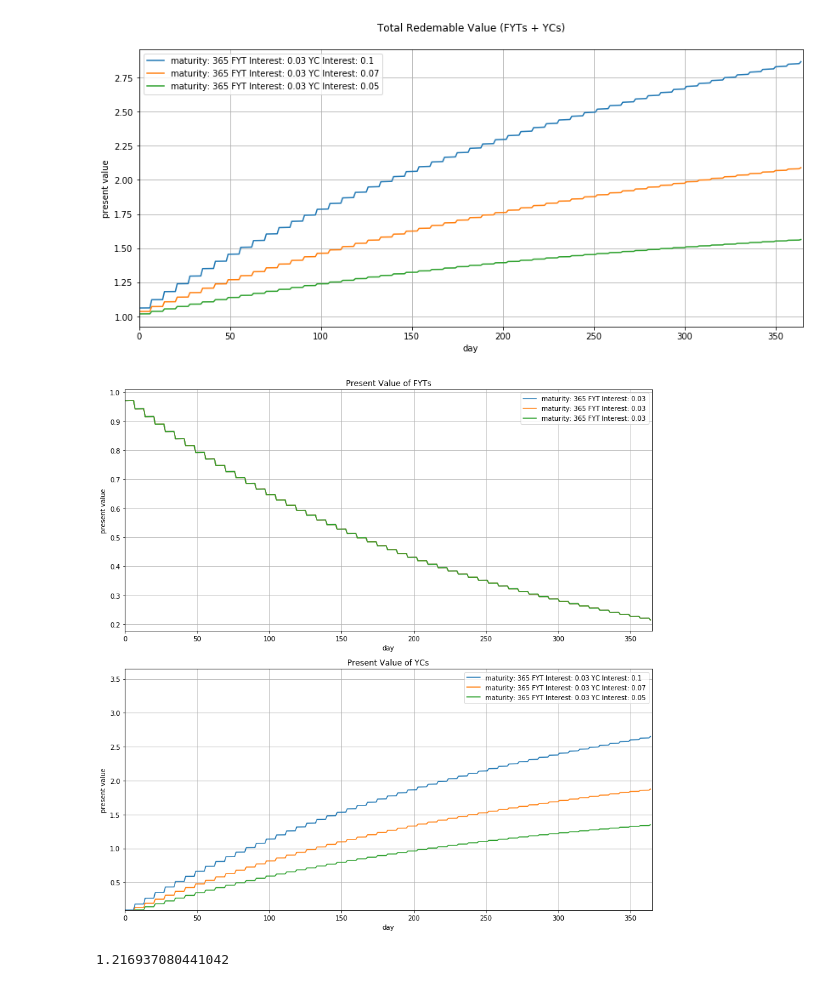
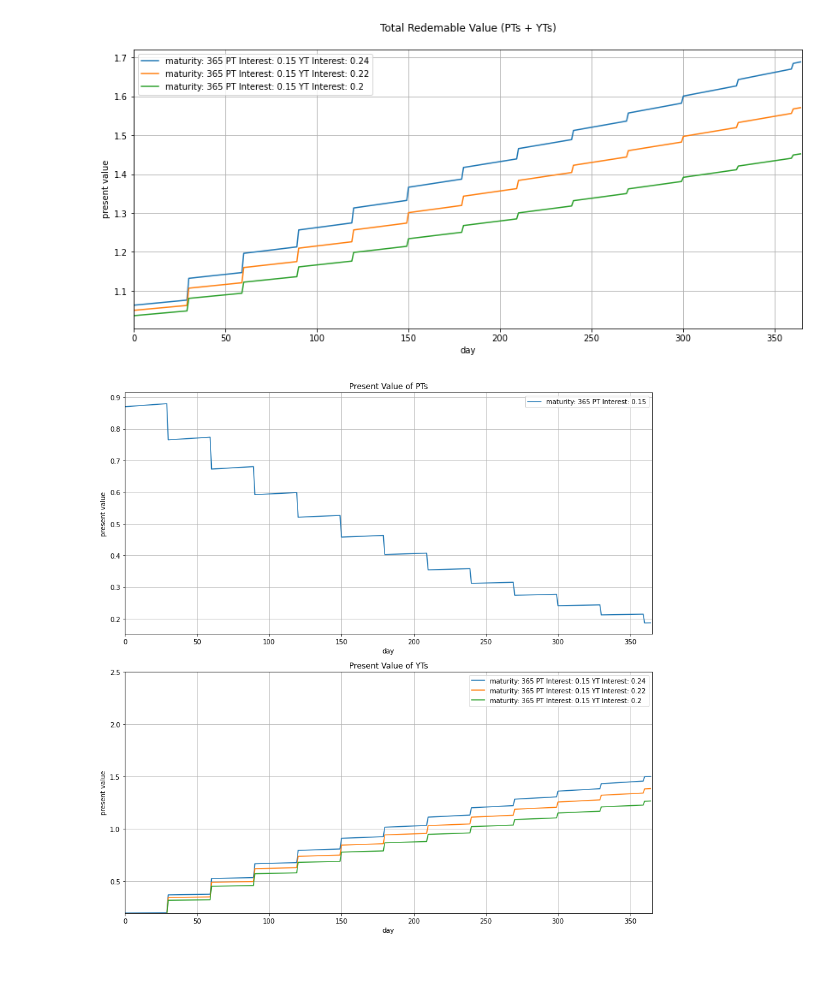
Before and after one commit to delvtech/agent0, a Jupyter notebook: coupon-harvesting.ipynb, the cells around one changed output. Drawn from its saved outputs; the diff is of its cells as text; code cells hidden in the pictures.

```diff
--- a/coupon-harvesting.ipynb
+++ b/coupon-harvesting.ipynb
@@ -1,6 +1,6 @@
 # %%
-iFyt = 0.03
-iC = 0.05
+iFyt = 0.15
+iC = 0.20
 m=6
 pv = pow(1/(1+iFyt),m/12)
 tv = 1/(1+iFyt)
@@ -150,10 +155,10 @@ def run_strategy(iZcb,iC,initial_funds,maturity_day,days,tranch_length):
 # generate run matrix
 results = {}
 runs = 3
-iZcbs = [0.03, 0.03, 0.03]
-iCs = [0.10, 0.07, 0.05]
+iZcbs = [0.15, 0.15, 0.15]
+iCs = [0.24, 0.22, 0.20]
 maturity_days= [365, 365, 365]
-tranch_lengths = [7, 7, 7]
+tranch_lengths = [30, 30, 30]
 
 for i in range(runs):
     iZcb = iZcbs[i]
@@ -175,56 +180,50 @@ x=np.array(days)
 y=np.array(results[0][0])
 
 fig, ax = plt.subplots(nrows=1, ncols=1, figsize=(14, 6))
-label0 = "maturity: {} FYT Interest: {} YC Interest: {}".format(maturity_days[0],iZcbs[0],iCs[0])
+label0 = "maturity: {} PT Interest: {} YT Interest: {}".format(maturity_days[0],iZcbs[0],iCs[0])
 ax.plot(x,y,label=label0)
 ax.set_xlim([x[0],x[len(x)-1]+1])
 y=np.array(results[1][0])
-label1 = "maturity: {} FYT Interest: {} YC Interest: {}".format(maturity_days[1],iZcbs[1],iCs[1])
+label1 = "maturity: {} PT Interest: {} YT Interest: {}".format(maturity_days[1],iZcbs[1],iCs[1])
 ax.plot(x,y,label=label1)
 y=np.array(results[2][0])
-label2 = "maturity: {} FYT Interest: {} YC Interest: {}".format(maturity_days[2],iZcbs[2],iCs[2])
+label2 = "maturity: {} PT Interest: {} YT Interest: {}".format(maturity_days[2],iZcbs[2],iCs[2])
 ax.plot(x,y,label=label2)
 ax.grid()
-ax.set_title('Total Redemable Value (FYTs + YCs)\n')
+ax.set_title('Total Redemable Value (PTs + YTs)\n')
 ax.set_xlabel('day')
 ax.set_ylabel('present value');
 leg = ax.legend();
 
 
 y=np.array(results[0][1])
 fig, ax = plt.subplots(nrows=2, ncols=1, figsize=(12, 12))
-label0 = "maturity: {} FYT Interest: {}".format(maturity_days[0],iZcbs[0])
+label0 = "maturity: {} PT Interest: {}".format(maturity_days[0],iZcbs[0])
 ax[0].plot(x,y,label=label0)
 ax[0].set_xlim([x[0],x[len(x)-1]+1])
-y=np.array(results[1][1])
-label1 = "maturity: {} FYT Interest: {}".format(maturity_days[1],iZcbs[1])
-ax[0].plot(x,y,label=label1)
-y=np.array(results[2][1])
-label2 = "maturity: {} FYT Interest: {}".format(maturity_days[2],iZcbs[2])
-ax[0].plot(x,y,label=label2)
 ax[0].grid()
-ax[0].set_title('Present Value of FYTs')
+ax[0].set_title('Present Value of PTs')
 ax[0].set_xlabel('day')
 ax[0].set_ylabel('present value')
 leg = ax[0].legend();
 
 y=np.array(results[0][2])
-label0 = "maturity: {} FYT Interest: {} YC Interest: {}".format(maturity_days[0],iZcbs[0],iCs[0])
+label0 = "maturity: {} PT Interest: {} YT Interest: {}".format(maturity_days[0],iZcbs[0],iCs[0])
 ax[1].plot(x,y,label=label0)
 ax[1].set_xlim([x[0],x[len(x)-1]+1])
 ax[1].set_ylim([y[0],y[len(y)-1]+1])
 y=np.array(results[1][2])
-label1 = "maturity: {} FYT Interest: {} YC Interest: {}".format(maturity_days[1],iZcbs[1],iCs[1])
+label1 = "maturity: {} PT Interest: {} YT Interest: {}".format(maturity_days[1],iZcbs[1],iCs[1])
 ax[1].plot(x,y,label=label1)
 y=np.array(results[2][2])
-label2 = "maturity: {} FYT Interest: {} YC Interest: {}".format(maturity_days[2],iZcbs[2],iCs[2])
+label2 = "maturity: {} PT Interest: {} YT Interest: {}".format(maturity_days[2],iZcbs[2],iCs[2])
 ax[1].plot(x,y,label=label2)
 ax[1].grid()
-ax[1].set_title('Present Value of YCs')
+ax[1].set_title('Present Value of YTs')
 ax[1].set_xlabel('day')
 ax[1].set_ylabel('present value')
 leg = ax[1].legend();
 fig.tight_layout()
 # %% [output]
-[figure, old version]
+[figure, new version]
-[figure, old version]
+[figure, new version]
@@ -233,4 +229,0 @@ y=np.array([calc_zcb_present_value(day,initial_funds)+calc_ic_present_value(day,
-# %%
-results[0][2][300]
-# %% [output]
-1.216937080441042
```
Also changed, not shown: parts of 3 cells of this notebook, 3 other files.
